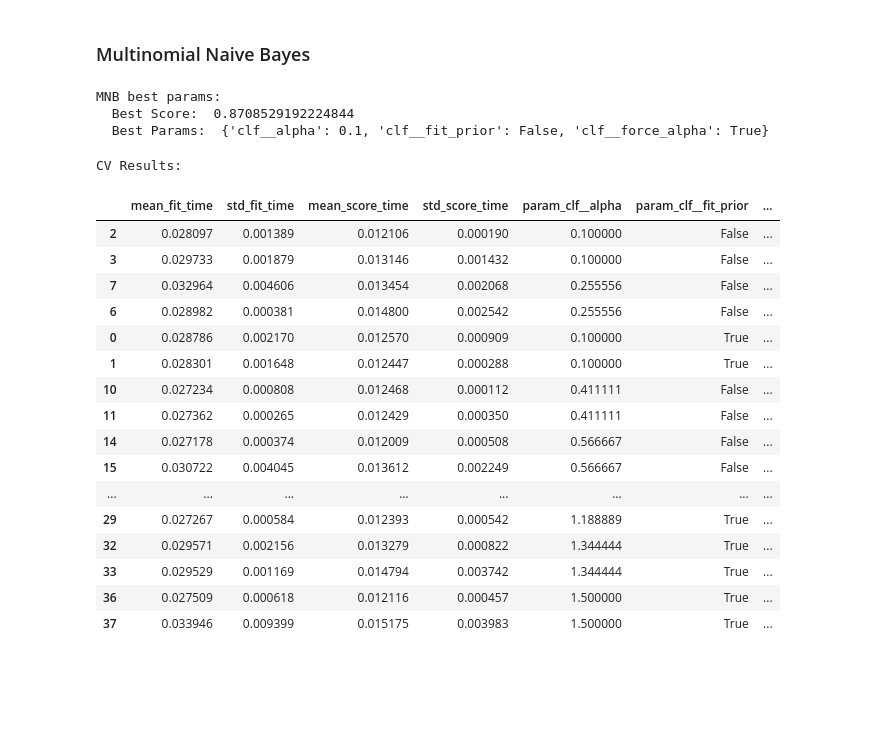
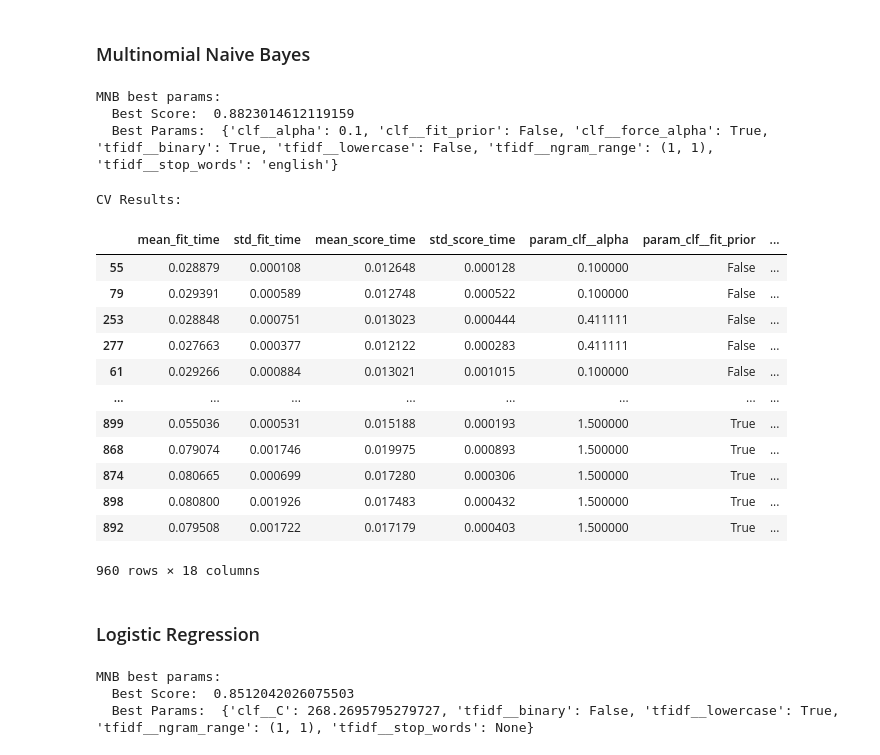
Before and after one commit to rubensmchaves/unb, a Jupyter notebook: nlp/A03_text_classifier/text_classification.ipynb, the cells around one changed output. Saved outputs shown, nothing was run; the diff lists cells and outputs as text; code cells hidden in the pictures; blank space fills up the shorter version.

Commit message:
Google notebook with complete fine tuning of hyper-parameters.

```diff
--- a/nlp/A03_text_classifier/text_classification.ipynb
+++ b/nlp/A03_text_classifier/text_classification.ipynb
@@ -82,7 +82,7 @@ Name: count, dtype: int64
 # %% [markdown]
 Split the corpus into training data and test data.
 # %%
-X_train, X_test, y_train, y_test = train_test_split(X, y, stratify=y, test_size=0.3, random_state=1979)
+X_train, X_test, y_train, y_test = train_test_split(X, y, stratify=y, test_size=0.2, random_state=1979)
 # %%
 # Show the final size of each set.
 print(f"len(X_train): {len(X_train)}")
@@ -110,42 +112,38 @@ paramSVC = get_support_vector_params("clf")
 Get params for fine tuning the TF-IDF and concatenate to other params.
 # %%
 paramTfidf = get_tfidf_params("tfidf")
-# paramMNB.update(paramTfidf)
-# paramLR.update(paramTfidf)
-# paramSVC.update(paramTfidf)
+paramMNB.update(paramTfidf)
+paramLR.update(paramTfidf)
+paramSVC.update(paramTfidf)
 # %% [markdown]
 ### Multinomial Naive Bayes
 # %%
-grid_search = fit_tuning(X_train, y_train, pipeMNB, paramMNB)
+grid_search_MNB = fit_tuning(X_train, y_train, pipeMNB, paramMNB)
 
 print("\nMNB best params:")
-print("  Best Score: ", grid_search.best_score_)
-print("  Best Params: ", grid_search.best_params_)
+print("  Best Score: ", grid_search_MNB.best_score_)
+print("  Best Params: ", grid_search_MNB.best_params_)
 # %% [output]
 MNB best params:
-  Best Score:  0.8708529192224844
-  Best Params:  {'clf__alpha': 0.1, 'clf__fit_prior': False, 'clf__force_alpha': True}
+  Best Score:  0.8823014612119159
+  Best Params:  {'clf__alpha': 0.1, 'clf__fit_prior': False, 'clf__force_alpha': True, 'tfidf__binary': True, 'tfidf__lowercase': False, 'tfidf__ngram_range': (1, 1), 'tfidf__stop_words': 'english'}
 # %%
 print("\nCV Results:")
-df_results = pd.DataFrame(grid_search.cv_results_)
-df_results = df_results.sort_values(by="mean_test_score", ascending=False)
-df_results
+df_MNB = pd.DataFrame(grid_search_MNB.cv_results_)
+df_MNB = df_MNB.sort_values(by="mean_test_score", ascending=False)
+df_MNB
 # %% [output]
 CV Results:
 |  | mean_fit_time | std_fit_time | mean_score_time | std_score_time | param_clf__alpha | param_clf__fit_prior | ... |
-| 2 | 0.028097 | 0.001389 | 0.012106 | 0.000190 | 0.100000 | False | ... |
-| 3 | 0.029733 | 0.001879 | 0.013146 | 0.001432 | 0.100000 | False | ... |
-| 7 | 0.032964 | 0.004606 | 0.013454 | 0.002068 | 0.255556 | False | ... |
-| 6 | 0.028982 | 0.000381 | 0.014800 | 0.002542 | 0.255556 | False | ... |
-| 0 | 0.028786 | 0.002170 | 0.012570 | 0.000909 | 0.100000 | True | ... |
-| 1 | 0.028301 | 0.001648 | 0.012447 | 0.000288 | 0.100000 | True | ... |
-| 10 | 0.027234 | 0.000808 | 0.012468 | 0.000112 | 0.411111 | False | ... |
-| 11 | 0.027362 | 0.000265 | 0.012429 | 0.000350 | 0.411111 | False | ... |
-| 14 | 0.027178 | 0.000374 | 0.012009 | 0.000508 | 0.566667 | False | ... |
-| 15 | 0.030722 | 0.004045 | 0.013612 | 0.002249 | 0.566667 | False | ... |
+| 55 | 0.028879 | 0.000108 | 0.012648 | 0.000128 | 0.100000 | False | ... |
+| 79 | 0.029391 | 0.000589 | 0.012748 | 0.000522 | 0.100000 | False | ... |
+| 253 | 0.028848 | 0.000751 | 0.013023 | 0.000444 | 0.411111 | False | ... |
+| 277 | 0.027663 | 0.000377 | 0.012122 | 0.000283 | 0.411111 | False | ... |
+| 61 | 0.029266 | 0.000884 | 0.013021 | 0.001015 | 0.100000 | False | ... |
 | ... | ... | ... | ... | ... | ... | ... | ... |
-| 29 | 0.027267 | 0.000584 | 0.012393 | 0.000542 | 1.188889 | True | ... |
-| 32 | 0.029571 | 0.002156 | 0.013279 | 0.000822 | 1.344444 | True | ... |
-| 33 | 0.029529 | 0.001169 | 0.014794 | 0.003742 | 1.344444 | True | ... |
-| 36 | 0.027509 | 0.000618 | 0.012116 | 0.000457 | 1.500000 | True | ... |
-| 37 | 0.033946 | 0.009399 | 0.015175 | 0.003983 | 1.500000 | True | ... |
+| 899 | 0.055036 | 0.000531 | 0.015188 | 0.000193 | 1.500000 | True | ... |
+| 868 | 0.079074 | 0.001746 | 0.019975 | 0.000893 | 1.500000 | True | ... |
+| 874 | 0.080665 | 0.000699 | 0.017280 | 0.000306 | 1.500000 | True | ... |
+| 898 | 0.080800 | 0.001926 | 0.017483 | 0.000432 | 1.500000 | True | ... |
+| 892 | 0.079508 | 0.001722 | 0.017179 | 0.000403 | 1.500000 | True | ... |
+960 rows × 18 columns
@@ -151,0 +153,12 @@ CV Results:
+# %% [markdown]
+### Logistic Regression
+# %%
+grid_search_LR = fit_tuning(X_train, y_train, pipeLR, paramLR)
+
+print("\nMNB best params:")
+print("  Best Score: ", grid_search_LR.best_score_)
+print("  Best Params: ", grid_search_LR.best_params_)
+# %% [output]
+MNB best params:
+  Best Score:  0.8512042026075503
+  Best Params:  {'clf__C': 268.2695795279727, 'tfidf__binary': False, 'tfidf__lowercase': True, 'tfidf__ngram_range': (1, 1), 'tfidf__stop_words': None}
```
Also changed, not shown: parts of 10 cells of this notebook.
